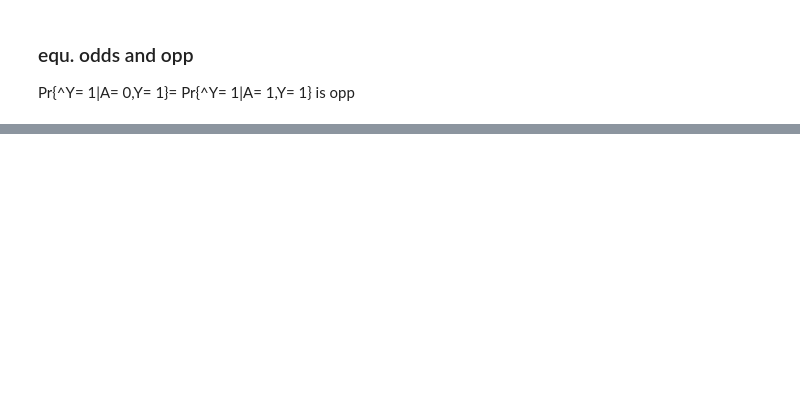
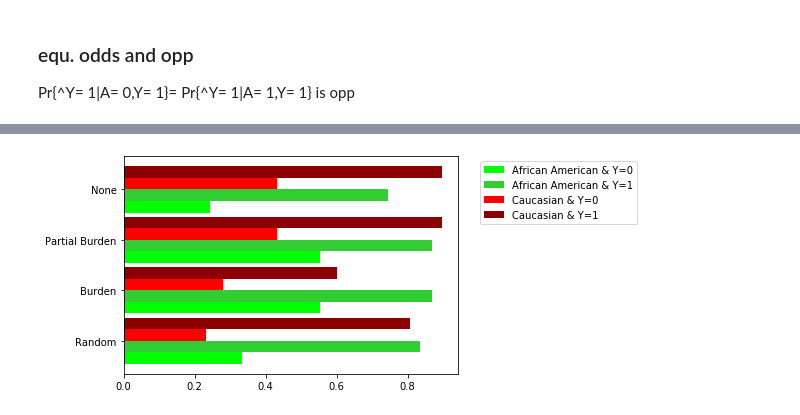
Before and after one commit to NathanielCJ/H2-unbiasedml, a Jupyter notebook: Burden/Burden_Exper_DEAP.ipynb, the cells around one changed output, grey strips where cells are left out. Saved outputs shown, nothing was run; the diff lists cells and outputs as text; code cells hidden in the pictures; blank space fills up the shorter version.

```diff
--- a/Burden/Burden_Exper_DEAP.ipynb
+++ b/Burden/Burden_Exper_DEAP.ipynb
@@ -862,0 +897,99 @@ default eq opp
+# %%
+rf_aa_eq1 = rf_aa_m.datadf.query("Low == 1")['pred'].round().mean()
+rf_c_eq1  = rf_c_m.datadf.query("Low == 1")['pred'].round().mean()
+rf_aa_eq0 = rf_aa_m.datadf.query("Low == 0")['pred'].round().mean()
+rf_c_eq0  = rf_c_m.datadf.query("Low == 0")['pred'].round().mean()
+
+
+bf_aa_eq1 = bf_aa_m.datadf.query("Low == 1")['pred'].round().mean()
+bf_c_eq1  = bf_c_m.datadf.query("Low == 1")['pred'].round().mean()
+bf_aa_eq0 = bf_aa_m.datadf.query("Low == 0")['pred'].round().mean()
+bf_c_eq0  = bf_c_m.datadf.query("Low == 0")['pred'].round().mean()
+
+p_bf_aa_eq1 = p_bf_aa_m.datadf.query("Low == 1")['pred'].round().mean()
+p_bf_c_eq1  = p_bf_c_m.datadf.query("Low == 1")['pred'].round().mean()
+p_bf_aa_eq0 = p_bf_aa_m.datadf.query("Low == 0")['pred'].round().mean()
+p_bf_c_eq0  = p_bf_c_m.datadf.query("Low == 0")['pred'].round().mean()
+
+
+aa_eq1 = aa_m.datadf.query("Low == 1")['pred'].round().mean()
+c_eq1  = c_m.datadf.query("Low == 1")['pred'].round().mean()
+aa_eq0 = aa_m.datadf.query("Low == 0")['pred'].round().mean()
+c_eq0  = c_m.datadf.query("Low == 0")['pred'].round().mean()
+
+
+print("random eq odds")
+print("given y = 0")
+print(rf_c_eq0)
+print(rf_aa_eq0)
+print("delta: ", rf_c_eq0-rf_aa_eq0)
+print("given y = 1")
+print(rf_c_eq1)
+print(rf_aa_eq1)
+print("delta: ", rf_c_eq1-rf_aa_eq1)
+print()
+
+print("burden eq odds")
+print("given y = 0")
+print(bf_c_eq0)
+print(bf_aa_eq0)
+print("delta: ", bf_c_eq0-bf_aa_eq0)
+print("given y = 1")
+print(bf_c_eq1)
+print(bf_aa_eq1)
+print("delta: ", bf_c_eq1-bf_aa_eq1)
+print()
+
+print("partial burden eq odds")
+print("given y = 0")
+print(p_bf_c_eq0)
+print(p_bf_aa_eq0)
+print("delta: ", p_bf_c_eq0-p_bf_aa_eq0)
+print("given y = 1")
+print(p_bf_c_eq1)
+print(p_bf_aa_eq1)
+print("delta: ", p_bf_c_eq1-p_bf_aa_eq1)
+print()
+
+print("default eq odds")
+print("given y = 0")
+print(c_eq0)
+print(aa_eq0)
+print("delta: ", c_eq0-aa_eq0)
+print("given y = 1")
+print(c_eq1)
+print(aa_eq1)
+print("delta: ", c_eq1-aa_eq1)
+print()
+
+fig = plt.figure()
+ax = fig.add_subplot(1,1,1)
+aa_dps_0 = [rf_aa_eq0,
+         bf_aa_eq0,
+         p_bf_aa_eq0,
+         aa_eq0]
+c_dps_0  = [rf_c_eq0,
+         bf_c_eq0,
+         p_bf_c_eq0,
+         c_eq0]
+aa_dps_1 = [rf_aa_eq1,
+         bf_aa_eq1,
+         p_bf_aa_eq1,
+         aa_eq1]
+c_dps_1  = [rf_c_eq1,
+         bf_c_eq1,
+         p_bf_c_eq1,
+         c_eq1]
+
+ind = np.arange(4)
+width = .23
+ax.barh(ind, aa_dps_0, width, color='lime', label='African American & Y=0')
+ax.barh(ind+width, aa_dps_1, width, color='limegreen', label='African American & Y=1')
+ax.barh(ind+(width*2), c_dps_0, width, color='red', label='Caucasian & Y=0')
+ax.barh(ind+(width*3), c_dps_1, width, color='darkred', label='Caucasian & Y=1')
+ax.legend(bbox_to_anchor=(1.05, 1))
+ax.set_yticks((ind + (width*3/2)))
+ax.set_yticklabels(('Random', 'Burden', 'Partial Burden', 'None'))
+
+plt.show()
+# %% [output]
@@ -863,3 +1013,4 @@ default eq opp
+[figure, added]
 # %%
 rf_aa_eq1 = rf_aa_m.datadf.query("Low == 1")['pred'].round().mean()
 rf_c_eq1  = rf_c_m.datadf.query("Low == 1")['pred'].round().mean()
```
Also changed, not shown: parts of 12 cells of this notebook, 1 other file.
